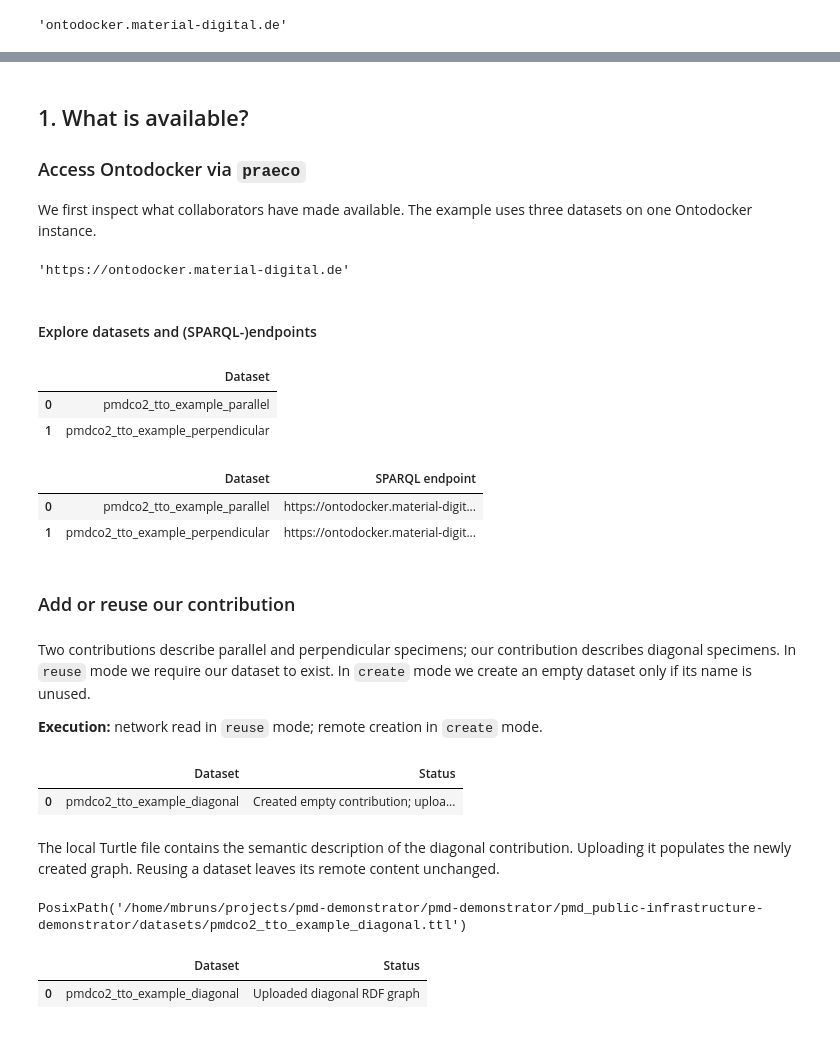
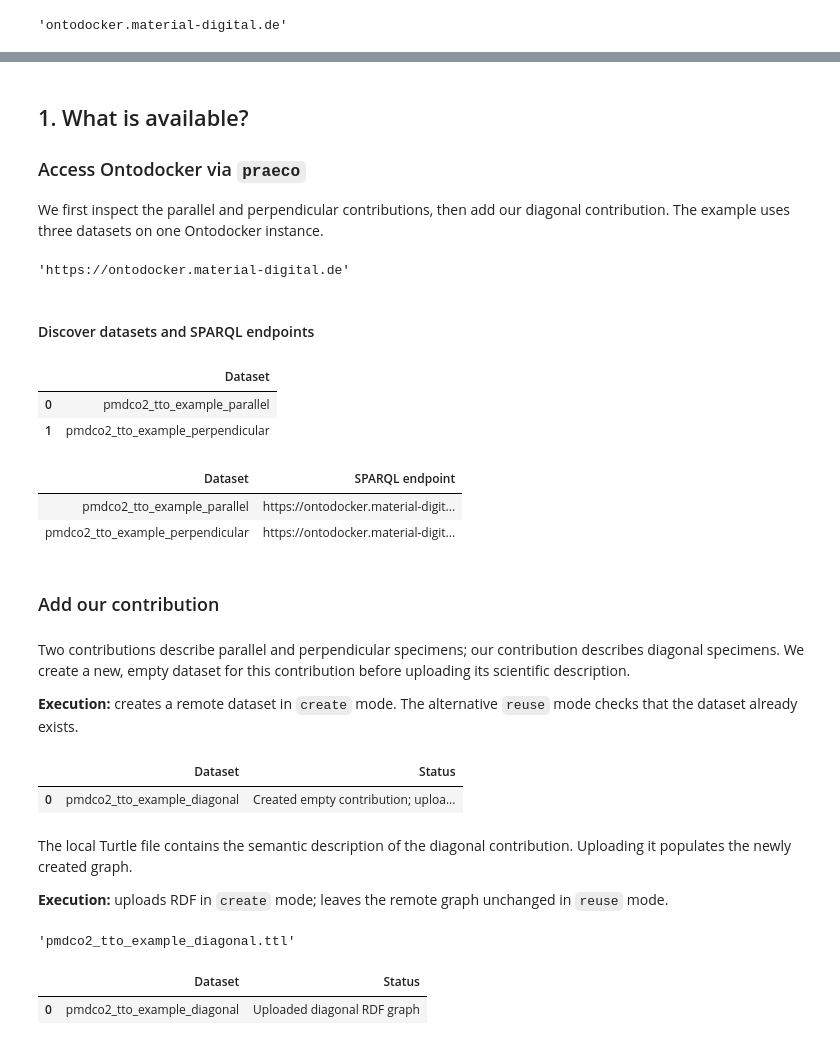
Before and after one commit to materialdigital/pmd-demonstrator, a Jupyter notebook: pmd_public-infrastructure-demonstrator/notebooks/demonstrator.ipynb, the cells around one changed output, grey strips where cells are left out. Cells and saved outputs as stored; diff of their text form; code cells hidden in the pictures.

```diff
--- a/pmd_public-infrastructure-demonstrator/notebooks/demonstrator.ipynb
+++ b/pmd_public-infrastructure-demonstrator/notebooks/demonstrator.ipynb
@@ -95,7 +98,7 @@ ttl_path = data_dir / "pmdco2_tto_recombined.ttl"
 
 ### Access Ontodocker via `praeco`
 
-We first inspect what collaborators have made available. The example uses three datasets on one Ontodocker instance.
+We first inspect the parallel and perpendicular contributions, then add our diagonal contribution. The example uses three datasets on one Ontodocker instance.
 # %%
 from praeco import OntodockerClient
 
@@ -104,7 +107,7 @@ ontodocker.base_url
 # %% [output]
 'https://ontodocker.material-digital.de'
 # %% [markdown]
-#### Explore datasets and (SPARQL-)endpoints
+#### Discover datasets and SPARQL endpoints
 # %%
 available_dataset_names = ontodocker.datasets.list()
 pd.DataFrame({"Dataset": available_dataset_names})
@@ -114,19 +117,20 @@ pd.DataFrame({"Dataset": available_dataset_names})
 | 1 | pmdco2_tto_example_perpendicular |
 # %%
 available_endpoints = ontodocker.endpoints.list()
-pd.DataFrame(
+endpoint_table = pd.DataFrame(
     [{"Dataset": ep.dataset, "SPARQL endpoint": ep.sparql_endpoint} for ep in available_endpoints]
 )
+display(HTML(endpoint_table.to_html(index=False, render_links=True)))
 # %% [output]
-|  | Dataset | SPARQL endpoint |
-| 0 | pmdco2_tto_example_parallel | https://ontodocker.material-digit... |
-| 1 | pmdco2_tto_example_perpendicular | https://ontodocker.material-digit... |
+| Dataset | SPARQL endpoint |
+| pmdco2_tto_example_parallel | https://ontodocker.material-digit... |
+| pmdco2_tto_example_perpendicular | https://ontodocker.material-digit... |
 # %% [markdown]
-### Add or reuse our contribution
+### Add our contribution
 # %% [markdown]
-Two contributions describe parallel and perpendicular specimens; our contribution describes diagonal specimens. In `reuse` mode we require our dataset to exist. In `create` mode we create an empty dataset only if its name is unused.
+Two contributions describe parallel and perpendicular specimens; our contribution describes diagonal specimens. We create a new, empty dataset for this contribution before uploading its scientific description.
 
-**Execution:** network read in `reuse` mode; remote creation in `create` mode.
+**Execution:** creates a remote dataset in `create` mode. The alternative `reuse` mode checks that the dataset already exists.
 # %%
 pending_upload_name = None
 available_dataset_names = ontodocker.datasets.list()
@@ -146,14 +150,16 @@ pd.DataFrame([{"Dataset": ontodocker_dataset_name, "Status": contribution_status
 |  | Dataset | Status |
 | 0 | pmdco2_tto_example_diagonal | Created empty contribution; uploa... |
 # %% [markdown]
-The local Turtle file contains the semantic description of the diagonal contribution. Uploading it populates the newly created graph. Reusing a dataset leaves its remote content unchanged.
+The local Turtle file contains the semantic description of the diagonal contribution. Uploading it populates the newly created graph.
+
+**Execution:** uploads RDF in `create` mode; leaves the remote graph unchanged in `reuse` mode.
 # %%
 turtle_path = data_dir / "pmdco2_tto_example_diagonal.ttl"
 if not turtle_path.is_file():
     raise FileNotFoundError(turtle_path)
-turtle_path
+turtle_path.name
 # %% [output]
-PosixPath('/home/mbruns/projects/pmd-demonstrator/pmd-demonstrator/pmd_public-infrastructure-demonstrator/datasets/pmdco2_tto_example_diagonal.ttl')
+'pmdco2_tto_example_diagonal.ttl'
 # %%
 if ontodocker_mode == "create":
     if pending_upload_name != ontodocker_dataset_name:
```
Also changed, not shown: parts of 32 cells of this notebook.
